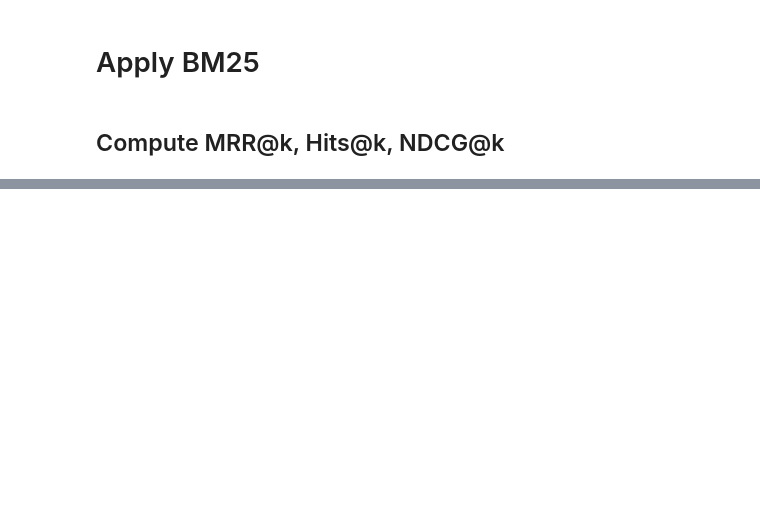
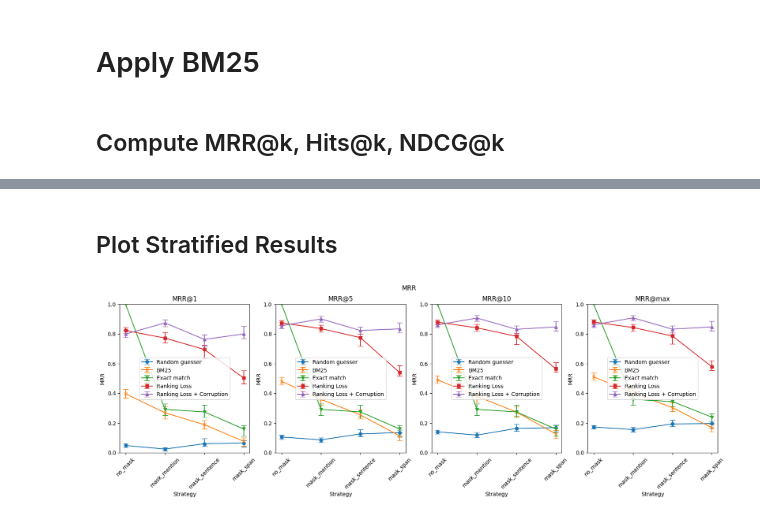
Before and after one commit to epfl-dlab/multilingual-entity-insertion, a Jupyter notebook: data_modelling/compare_models.ipynb, the cells around one changed output, grey strips where cells are left out. Drawn from its saved outputs; the diff is of its cells as text; code cells hidden in the pictures; blank space fills up the shorter version.

```diff
--- a/data_modelling/compare_models.ipynb
+++ b/data_modelling/compare_models.ipynb
@@ -46,4 +210,2 @@ for contexts, title, lead in tqdm(zip(contexts, target_titles, target_leads), to
-# %%
-test_df['bm25_rank'] = true_rank
 # %% [markdown]
 ## Compute MRR@k, Hits@k, NDCG@k
@@ -194,0 +312,51 @@ Hits
+# %% [markdown]
+## Plot Stratified Results
+# %%
+# Plot MRR stratified
+# create a grid of 1xC plots, where C is the number of k values
+# each plot should have the categories on the x axis and the MRR on the y axis
+
+strategies = ['no_mask', 'mask_mention', 'mask_sentence', 'mask_span']
+
+fig, axs = plt.subplots(1, 4, figsize=(20, 5))
+fig.suptitle('MRR')
+for ax in axs:
+    ax.set_ylim(0, 1)
+    ax.set_xlabel('Strategy')
+    ax.set_ylabel('MRR')
+    ax.set_title(f"MRR@{list(mrr_at_k_random.keys())[axs.tolist().index(ax)]}")
+
+axs[0].errorbar(strategies, [stratified_mrr_at_k_random[k]['1']['score'] for k in strategies], yerr=[[stratified_mrr_at_k_random[k]['1']['score'] - stratified_mrr_at_k_random[k]['1']['cl'][0] for k in strategies], [stratified_mrr_at_k_random[k]['1']['cl'][1] - stratified_mrr_at_k_random[k]['1']['score'] for k in stratified_mrr_at_k_random.keys()]], label='Random guesser', marker='o', capsize=5)
+axs[0].errorbar(strategies, [stratified_mrr_at_k_bm25[k]['1']['score'] for k in strategies], yerr=[[stratified_mrr_at_k_bm25[k]['1']['score'] - stratified_mrr_at_k_bm25[k]['1']['cl'][0] for k in strategies], [stratified_mrr_at_k_bm25[k]['1']['cl'][1] - stratified_mrr_at_k_bm25[k]['1']['score'] for k in stratified_mrr_at_k_bm25.keys()]], label='BM25', marker='x', capsize=5)
+axs[0].errorbar(strategies, [stratified_mrr_at_k_exact[k]['1']['score'] for k in strategies], yerr=[[stratified_mrr_at_k_exact[k]['1']['score'] - stratified_mrr_at_k_exact[k]['1']['cl'][0] for k in strategies], [stratified_mrr_at_k_exact[k]['1']['cl'][1] - stratified_mrr_at_k_exact[k]['1']['score'] for k in stratified_mrr_at_k_exact.keys()]], label='Exact match', marker='v', capsize=5)
+axs[0].errorbar(strategies, [stratified_mrr_at_k_model_softmax_no_corruption[k]['1']['score'] for k in strategies], yerr=[[stratified_mrr_at_k_model_softmax_no_corruption[k]['1']['score'] - stratified_mrr_at_k_model_softmax_no_corruption[k]['1']['cl'][0] for k in stratified_mrr_at_k_model_softmax_no_corruption.keys()], [stratified_mrr_at_k_model_softmax_no_corruption[k]['1']['cl'][1] - stratified_mrr_at_k_model_softmax_no_corruption[k]['1']['score'] for k in strategies]], label='Ranking Loss', marker='s', capsize=5)
+axs[0].errorbar(strategies, [stratified_mrr_at_k_model_softmax_corruption[k]['1']['score'] for k in strategies], yerr=[[stratified_mrr_at_k_model_softmax_corruption[k]['1']['score'] - stratified_mrr_at_k_model_softmax_corruption[k]['1']['cl'][0] for k in stratified_mrr_at_k_model_softmax_corruption.keys()], [stratified_mrr_at_k_model_softmax_corruption[k]['1']['cl'][1] - stratified_mrr_at_k_model_softmax_corruption[k]['1']['score'] for k in strategies]], label='Ranking Loss + Corruption', marker='^', capsize=5)
+axs[0].legend()
+
+axs[1].errorbar(strategies, [stratified_mrr_at_k_random[k]['5']['score'] for k in strategies], yerr=[[stratified_mrr_at_k_random[k]['5']['score'] - stratified_mrr_at_k_random[k]['5']['cl'][0] for k in strategies], [stratified_mrr_at_k_random[k]['5']['cl'][1] - stratified_mrr_at_k_random[k]['5']['score'] for k in stratified_mrr_at_k_random.keys()]], label='Random guesser', marker='o', capsize=5)
+axs[1].errorbar(strategies, [stratified_mrr_at_k_bm25[k]['5']['score'] for k in strategies], yerr=[[stratified_mrr_at_k_bm25[k]['5']['score'] - stratified_mrr_at_k_bm25[k]['5']['cl'][0] for k in strategies], [stratified_mrr_at_k_bm25[k]['5']['cl'][1] - stratified_mrr_at_k_bm25[k]['5']['score'] for k in stratified_mrr_at_k_bm25.keys()]], label='BM25', marker='x', capsize=5)
+axs[1].errorbar(strategies, [stratified_mrr_at_k_exact[k]['5']['score'] for k in strategies], yerr=[[stratified_mrr_at_k_exact[k]['5']['score'] - stratified_mrr_at_k_exact[k]['5']['cl'][0] for k in strategies], [stratified_mrr_at_k_exact[k]['5']['cl'][1] - stratified_mrr_at_k_exact[k]['5']['score'] for k in stratified_mrr_at_k_exact.keys()]], label='Exact match', marker='v', capsize=5)
+axs[1].errorbar(strategies, [stratified_mrr_at_k_model_softmax_no_corruption[k]['5']['score'] for k in strategies], yerr=[[stratified_mrr_at_k_model_softmax_no_corruption[k]['5']['score'] - stratified_mrr_at_k_model_softmax_no_corruption[k]['5']['cl'][0] for k in stratified_mrr_at_k_model_softmax_no_corruption.keys()], [stratified_mrr_at_k_model_softmax_no_corruption[k]['5']['cl'][1] - stratified_mrr_at_k_model_softmax_no_corruption[k]['5']['score'] for k in strategies]], label='Ranking Loss', marker='s', capsize=5)
+axs[1].errorbar(strategies, [stratified_mrr_at_k_model_softmax_corruption[k]['5']['score'] for k in strategies], yerr=[[stratified_mrr_at_k_model_softmax_corruption[k]['5']['score'] - stratified_mrr_at_k_model_softmax_corruption[k]['5']['cl'][0] for k in stratified_mrr_at_k_model_softmax_corruption.keys()], [stratified_mrr_at_k_model_softmax_corruption[k]['5']['cl'][1] - stratified_mrr_at_k_model_softmax_corruption[k]['5']['score'] for k in strategies]], label='Ranking Loss + Corruption', marker='^', capsize=5)
+axs[1].legend()
+
+axs[2].errorbar(strategies, [stratified_mrr_at_k_random[k]['10']['score'] for k in strategies], yerr=[[stratified_mrr_at_k_random[k]['10']['score'] - stratified_mrr_at_k_random[k]['10']['cl'][0] for k in strategies], [stratified_mrr_at_k_random[k]['10']['cl'][1] - stratified_mrr_at_k_random[k]['10']['score'] for k in stratified_mrr_at_k_random.keys()]], label='Random guesser', marker='o', capsize=5)
+axs[2].errorbar(strategies, [stratified_mrr_at_k_bm25[k]['10']['score'] for k in strategies], yerr=[[stratified_mrr_at_k_bm25[k]['10']['score'] - stratified_mrr_at_k_bm25[k]['10']['cl'][0] for k in strategies], [stratified_mrr_at_k_bm25[k]['10']['cl'][1] - stratified_mrr_at_k_bm25[k]['10']['score'] for k in stratified_mrr_at_k_bm25.keys()]], label='BM25', marker='x', capsize=5)
+axs[2].errorbar(strategies, [stratified_mrr_at_k_exact[k]['10']['score'] for k in strategies], yerr=[[stratified_mrr_at_k_exact[k]['10']['score'] - stratified_mrr_at_k_exact[k]['10']['cl'][0] for k in strategies], [stratified_mrr_at_k_exact[k]['10']['cl'][1] - stratified_mrr_at_k_exact[k]['10']['score'] for k in stratified_mrr_at_k_exact.keys()]], label='Exact match', marker='v', capsize=5)
+axs[2].errorbar(strategies, [stratified_mrr_at_k_model_softmax_no_corruption[k]['10']['score'] for k in strategies], yerr=[[stratified_mrr_at_k_model_softmax_no_corruption[k]['10']['score'] - stratified_mrr_at_k_model_softmax_no_corruption[k]['10']['cl'][0] for k in stratified_mrr_at_k_model_softmax_no_corruption.keys()], [stratified_mrr_at_k_model_softmax_no_corruption[k]['10']['cl'][1] - stratified_mrr_at_k_model_softmax_no_corruption[k]['10']['score'] for k in strategies]], label='Ranking Loss', marker='s', capsize=5)
+axs[2].errorbar(strategies, [stratified_mrr_at_k_model_softmax_corruption[k]['10']['score'] for k in strategies], yerr=[[stratified_mrr_at_k_model_softmax_corruption[k]['10']['score'] - stratified_mrr_at_k_model_softmax_corruption[k]['10']['cl'][0] for k in stratified_mrr_at_k_model_softmax_corruption.keys()], [stratified_mrr_at_k_model_softmax_corruption[k]['10']['cl'][1] - stratified_mrr_at_k_model_softmax_corruption[k]['10']['score'] for k in strategies]], label='Ranking Loss + Corruption', marker='^', capsize=5)
+axs[2].legend()
+
+axs[3].errorbar(strategies, [stratified_mrr_at_k_random[k]['max']['score'] for k in strategies], yerr=[[stratified_mrr_at_k_random[k]['max']['score'] - stratified_mrr_at_k_random[k]['max']['cl'][0] for k in strategies], [stratified_mrr_at_k_random[k]['max']['cl'][1] - stratified_mrr_at_k_random[k]['max']['score'] for k in stratified_mrr_at_k_random.keys()]], label='Random guesser', marker='o', capsize=5)
+axs[3].errorbar(strategies, [stratified_mrr_at_k_bm25[k]['max']['score'] for k in strategies], yerr=[[stratified_mrr_at_k_bm25[k]['max']['score'] - stratified_mrr_at_k_bm25[k]['max']['cl'][0] for k in strategies], [stratified_mrr_at_k_bm25[k]['max']['cl'][1] - stratified_mrr_at_k_bm25[k]['max']['score'] for k in stratified_mrr_at_k_bm25.keys()]], label='BM25', marker='x', capsize=5)
+axs[3].errorbar(strategies, [stratified_mrr_at_k_exact[k]['max']['score'] for k in strategies], yerr=[[stratified_mrr_at_k_exact[k]['max']['score'] - stratified_mrr_at_k_exact[k]['max']['cl'][0] for k in strategies], [stratified_mrr_at_k_exact[k]['max']['cl'][1] - stratified_mrr_at_k_exact[k]['max']['score'] for k in stratified_mrr_at_k_exact.keys()]], label='Exact match', marker='v', capsize=5)
+axs[3].errorbar(strategies, [stratified_mrr_at_k_model_softmax_no_corruption[k]['max']['score'] for k in strategies], yerr=[[stratified_mrr_at_k_model_softmax_no_corruption[k]['max']['score'] - stratified_mrr_at_k_model_softmax_no_corruption[k]['max']['cl'][0] for k in stratified_mrr_at_k_model_softmax_no_corruption.keys()], [stratified_mrr_at_k_model_softmax_no_corruption[k]['max']['cl'][1] - stratified_mrr_at_k_model_softmax_no_corruption[k]['max']['score'] for k in strategies]], label='Ranking Loss', marker='s', capsize=5)
+axs[3].errorbar(strategies, [stratified_mrr_at_k_model_softmax_corruption[k]['max']['score'] for k in strategies], yerr=[[stratified_mrr_at_k_model_softmax_corruption[k]['max']['score'] - stratified_mrr_at_k_model_softmax_corruption[k]['max']['cl'][0] for k in stratified_mrr_at_k_model_softmax_corruption.keys()], [stratified_mrr_at_k_model_softmax_corruption[k]['max']['cl'][1] - stratified_mrr_at_k_model_softmax_corruption[k]['max']['score'] for k in strategies]], label='Ranking Loss + Corruption', marker='^', capsize=5)
+axs[3].legend()
+
+# rotate x ticks
+for ax in axs:
+    plt.sca(ax)
+    plt.xticks(rotation=45)
+# %% [output]
+[figure, added]
```
Also changed, not shown: parts of 62 cells of this notebook, 1 other file.
